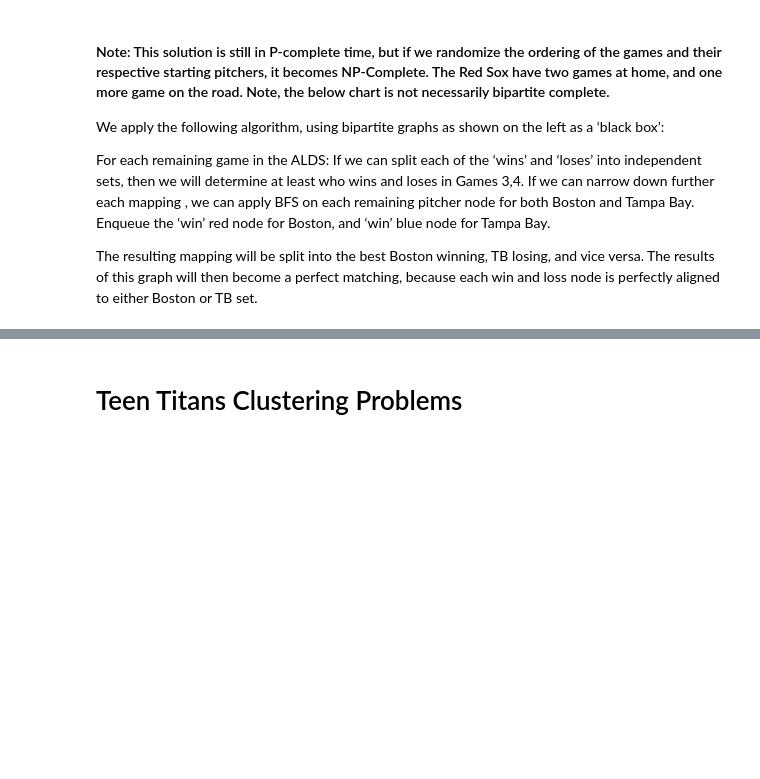
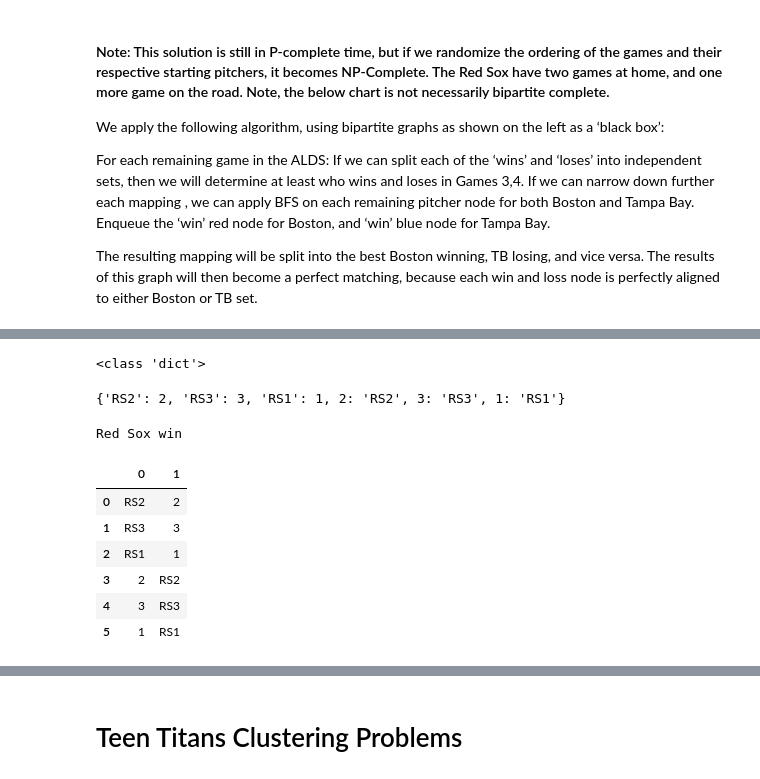
Before and after one commit to jasonlu6/AlgosIn10S2Coding, a Jupyter notebook: Algos In 10 Season 2 Episode 8 Teen Titans Clustering.ipynb, the cells around one changed output, grey strips where cells are left out. Cells and saved outputs as stored; diff of their text form; code cells hidden in the pictures; blank space fills up the shorter version.

```diff
--- a/Algos In 10 Season 2 Episode 8 Teen Titans Clustering.ipynb
+++ b/Algos In 10 Season 2 Episode 8 Teen Titans Clustering.ipynb
@@ -106,0 +209,75 @@ B.add_edges_from([("RS1", "TB1"), ("RS1", "TB2"), ("RS1", "TB2"), ("RS2", "TB3")
+# %%
+# We now use another function to obtain the minimum weight matching, for each ALDS remaining games.
+
+def obtain_min_weight_match():
+    # New graph B.
+    B = nx.Graph()
+    # Same thing as before, initialize the graph but this time add in weights.
+
+    # Add nodes with the node attribute "bipartite"
+    top_nodes = ["RS1", "RS2", "RS3"]
+    bottom_nodes = ["TB1", "TB2", "TB3"]
+    B.add_nodes_from(top_nodes, bipartite=0)
+    B.add_nodes_from(bottom_nodes, bipartite=1)
+
+    # Add edges with weights
+    # Randomize the weights from 1 to 6.
+    B.add_edge(1, "RS1", weight = 6)
+    B.add_edge(1, "TB1", weight = 1)
+    B.add_edge(2, "RS2", weight = 2)
+    B.add_edge(2, "TB2", weight = 3)
+    B.add_edge(3, "RS3", weight = 4)
+    B.add_edge(3, "TB3", weight = 5)
+    #Obtain the minimum weight full matching
+    min_weight_matching = bipartite.matching.minimum_weight_full_matching(B, top_nodes, "weight")
+    # Debug, for data structure types.
+    print(type(min_weight_matching))
+    return min_weight_matching
+
+obtain_min_weight_match()
+# %% [output]
+<class 'dict'>
+{'RS2': 2, 'RS3': 3, 'RS1': 1, 2: 'RS2', 3: 'RS3', 1: 'RS1'}
+# %%
+# Now, we finally determine how the ALCS will go by determining who wins each game.
+def determine_game_results():
+    B = nx.Graph()
+    # Add nodes with the node attribute "bipartite"
+    top_nodes = ["RS1", "RS2", "RS3"]
+    bottom_nodes = ["TB1", "TB2", "TB3"]
+    B.add_nodes_from(top_nodes, bipartite=0)
+    B.add_nodes_from(bottom_nodes, bipartite=1)
+
+    # Add edges with weights
+    # Randomize the weights from 1 to 6.
+    B.add_edge(1, "RS1", weight = 5)
+    B.add_edge(1, "TB1", weight = 2)
+    B.add_edge(2, "RS2", weight = 1)
+    B.add_edge(2, "TB2", weight = 4)
+    B.add_edge(3, "RS3", weight = 5)
+    B.add_edge(3, "TB3", weight = 6)
+    # Determining who wins which game based on weight matching results.
+    my_matching = bipartite.matching.minimum_weight_full_matching(B, top_nodes, "weight")
+
+    # Return the win / loss matrix here, as a pandas dataframe.
+    for game in my_matching:
+        # print(game)
+        if game == "TB1" or game == "TB2" or game == "TB3":
+            print("TB Rays win")
+        elif game == "RS1" or game == "RS2" or game == "RS3":
+            print("Red Sox win")
+        else:
+            print("Series over.")
+        # Return as pandas dataframe.
+        return pd.DataFrame(my_matching.items())
+
+determine_game_results()
+# %% [output]
+Red Sox win
+|  | 0 | 1 |
+| 0 | RS2 | 2 |
+| 1 | RS3 | 3 |
+| 2 | RS1 | 1 |
+| 3 | 2 | RS2 |
+| 4 | 3 | RS3 |
+| 5 | 1 | RS1 |
```
Also changed, not shown: parts of 21 cells of this notebook, 5 other files.
